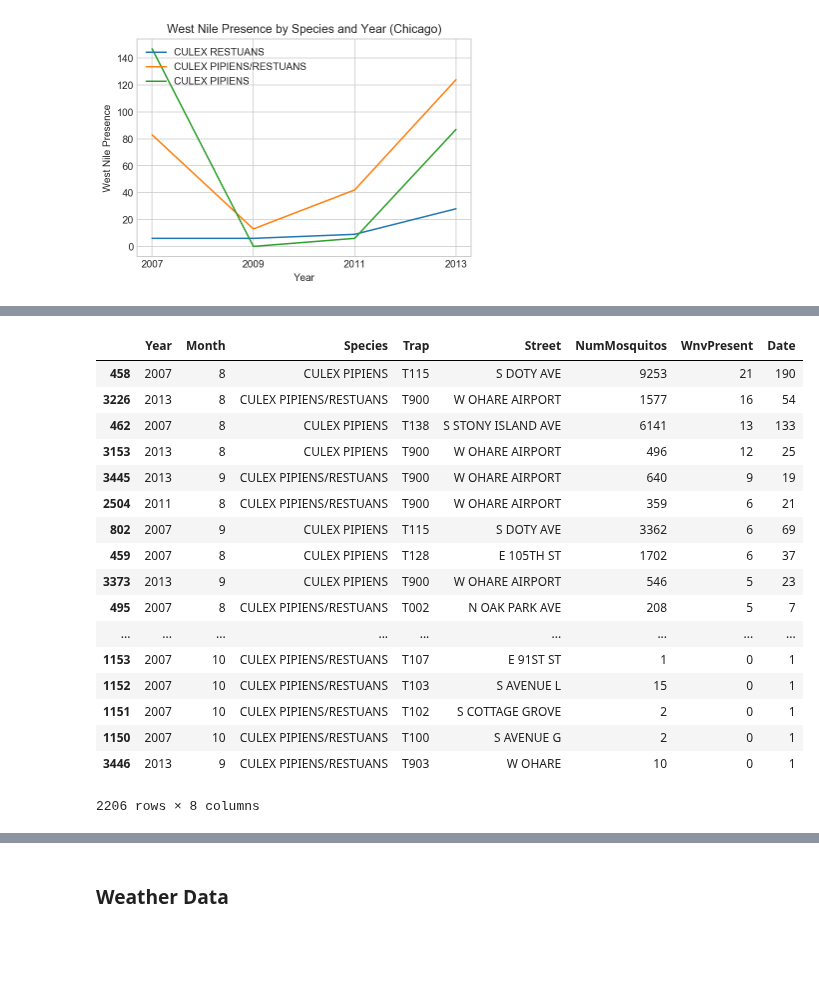
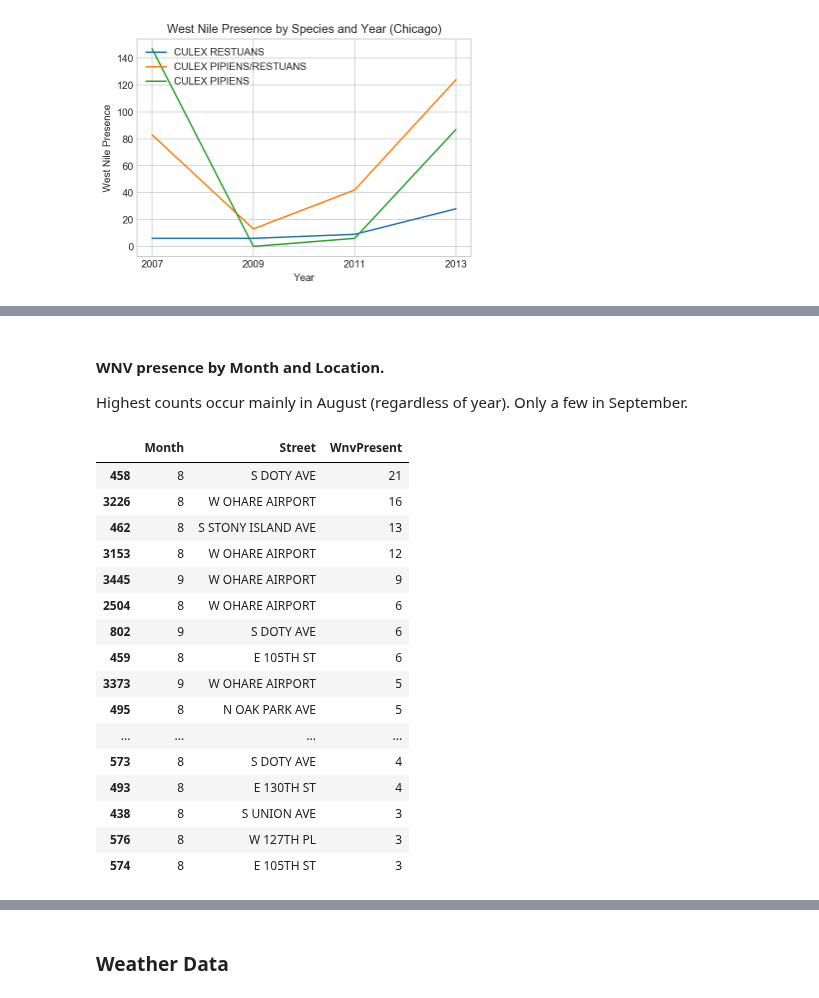
Before and after one commit to reef87/Predicting-West-Nile-Virus-Outbreaks-in-Chicago, a Jupyter notebook: code/project-4-wnv-nb1.ipynb, the cells around one changed output, grey strips where cells are left out. Drawn from its saved outputs; the diff is of its cells as text; code cells hidden in the pictures; blank space fills up the shorter version.

```diff
--- a/code/project-4-wnv-nb1.ipynb
+++ b/code/project-4-wnv-nb1.ipynb
@@ -167,4 +170,6 @@ plt.show();
 # %%
-df2 = pd.DataFrame(train.groupby(['Year','Species','Trap', 'Street']).agg({'NumMosquitos':'sum','WnvPresent': 'sum', 'Date': 'size'})).reset_index()
-df2[(df2['Species'] =='CULEX PIPIENS/RESTUANS') | (df2['Species'] =='CULEX PIPIENS') | (df2['Species'] =='RESTUANS')].sort_values(['Year', 'Species','WnvPresent'], ascending=False)
+df2 = pd.DataFrame(train.groupby(['Year','Month','Species','Trap', 'Street']).agg({'NumMosquitos':'sum','WnvPresent': 'sum', 'Date': 'size'})).reset_index()
+df2[(df2['Species'] =='CULEX PIPIENS/RESTUANS') |
+    (df2['Species'] =='CULEX PIPIENS') |
+    (df2['Species'] =='RESTUANS')].sort_values(['WnvPresent'], ascending=False).head(20)
 # %% [output]
@@ -189,22 +193,25 @@ df2[(df2['Species'] =='CULEX PIPIENS/RESTUANS') | (df2['Species'] =='CULEX PIPIE
+# %% [markdown]
+#### WNV presence by Month and Location.
+Highest counts occur mainly in August (regardless of year). Only a few in September.
 # %%
-df2 = pd.DataFrame(train.groupby(['Year','Month','Species','Trap', 'Street']).agg({'NumMosquitos':'sum','WnvPresent': 'sum', 'Date': 'size'})).reset_index()
-df2[(df2['Species'] =='CULEX PIPIENS/RESTUANS') | (df2['Species'] =='CULEX PIPIENS') | (df2['Species'] =='RESTUANS')].sort_values(['WnvPresent'], ascending=False)
+info = df2[['Month', 'Street', 'WnvPresent']][(df2['Species'] =='CULEX PIPIENS/RESTUANS') | (df2['Species'] =='CULEX PIPIENS') | (df2['Species'] =='RESTUANS')].sort_values(['WnvPresent'], ascending=False)
+#info.to_csv('../output/wnv_month_street.csv', index=False)
+info.head(20)
 # %% [output]
-|  | Year | Month | Species | Trap | Street | NumMosquitos | WnvPresent | Date |
-| 458 | 2007 | 8 | CULEX PIPIENS | T115 | S DOTY AVE | 9253 | 21 | 190 |
-| 3226 | 2013 | 8 | CULEX PIPIENS/RESTUANS | T900 | W OHARE AIRPORT | 1577 | 16 | 54 |
-| 462 | 2007 | 8 | CULEX PIPIENS | T138 | S STONY ISLAND AVE | 6141 | 13 | 133 |
-| 3153 | 2013 | 8 | CULEX PIPIENS | T900 | W OHARE AIRPORT | 496 | 12 | 25 |
-| 3445 | 2013 | 9 | CULEX PIPIENS/RESTUANS | T900 | W OHARE AIRPORT | 640 | 9 | 19 |
-| 2504 | 2011 | 8 | CULEX PIPIENS/RESTUANS | T900 | W OHARE AIRPORT | 359 | 6 | 21 |
-| 802 | 2007 | 9 | CULEX PIPIENS | T115 | S DOTY AVE | 3362 | 6 | 69 |
-| 459 | 2007 | 8 | CULEX PIPIENS | T128 | E 105TH ST | 1702 | 6 | 37 |
-| 3373 | 2013 | 9 | CULEX PIPIENS | T900 | W OHARE AIRPORT | 546 | 5 | 23 |
-| 495 | 2007 | 8 | CULEX PIPIENS/RESTUANS | T002 | N OAK PARK AVE | 208 | 5 | 7 |
-| ... | ... | ... | ... | ... | ... | ... | ... | ... |
-| 1153 | 2007 | 10 | CULEX PIPIENS/RESTUANS | T107 | E 91ST ST | 1 | 0 | 1 |
-| 1152 | 2007 | 10 | CULEX PIPIENS/RESTUANS | T103 | S AVENUE L | 15 | 0 | 1 |
-| 1151 | 2007 | 10 | CULEX PIPIENS/RESTUANS | T102 | S COTTAGE GROVE | 2 | 0 | 1 |
-| 1150 | 2007 | 10 | CULEX PIPIENS/RESTUANS | T100 | S AVENUE G | 2 | 0 | 1 |
-| 3446 | 2013 | 9 | CULEX PIPIENS/RESTUANS | T903 | W OHARE | 10 | 0 | 1 |
+|  | Month | Street | WnvPresent |
+| 458 | 8 | S DOTY AVE | 21 |
+| 3226 | 8 | W OHARE AIRPORT | 16 |
+| 462 | 8 | S STONY ISLAND AVE | 13 |
+| 3153 | 8 | W OHARE AIRPORT | 12 |
+| 3445 | 9 | W OHARE AIRPORT | 9 |
+| 2504 | 8 | W OHARE AIRPORT | 6 |
+| 802 | 9 | S DOTY AVE | 6 |
+| 459 | 8 | E 105TH ST | 6 |
+| 3373 | 9 | W OHARE AIRPORT | 5 |
+| 495 | 8 | N OAK PARK AVE | 5 |
+| ... | ... | ... | ... |
+| 573 | 8 | S DOTY AVE | 4 |
+| 493 | 8 | E 130TH ST | 4 |
+| 438 | 8 | S UNION AVE | 3 |
+| 576 | 8 | W 127TH PL | 3 |
+| 574 | 8 | E 105TH ST | 3 |
-2206 rows × 8 columns
```
Also changed, not shown: parts of 11 cells of this notebook.
